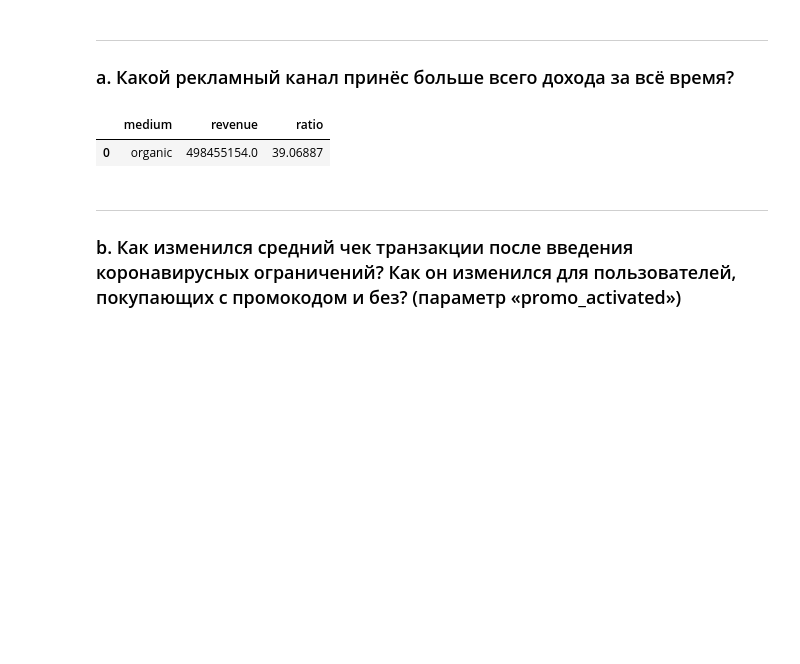
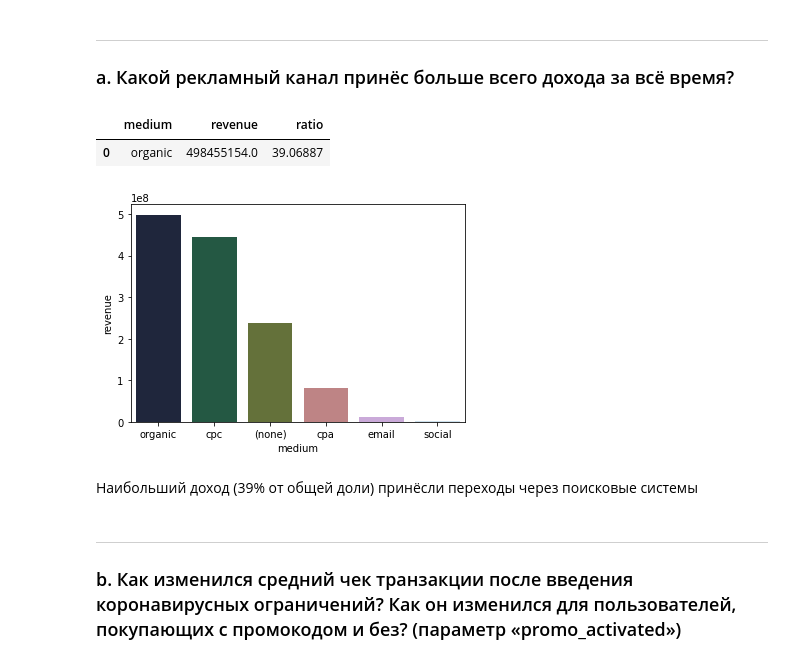
Before and after one commit to Lasiagrostis/per-aspera-ad-astra, a Jupyter notebook: Case_R.ipynb, the cells around one changed output. Drawn from its saved outputs; the diff is of its cells as text; code cells hidden in the pictures; blank space fills up the shorter version.

```diff
--- a/Case_R.ipynb
+++ b/Case_R.ipynb
@@ -22,11 +23,15 @@ df.head(5)
 # %%
 medium_revenue = df.groupby('medium', as_index=False).agg({'revenue':'sum'}).sort_values('revenue', ascending=False).reset_index(drop=True)
 #Для удобства укажем долю дохода от каждого канала в процентах (создадим переменную ratio)
 medium_revenue['ratio'] = (medium_revenue['revenue'] / medium_revenue['revenue'].sum() * 100).round(5)
+sns.barplot(data=medium_revenue, x='medium', y='revenue', palette="cubehelix")
 medium_revenue.head(1)
 # %% [output]
 |  | medium | revenue | ratio |
 | 0 | organic | 498455154.0 | 39.06887 |
+[figure, added]
+# %% [markdown]
+Наибольший доход (39% от общей доли) принёсли переходы через поисковые системы
 # %% [markdown]
 ---
 ### b.	Как изменился средний чек транзакции после введения коронавирусных ограничений? Как он изменился для пользователей, покупающих с промокодом и без? (параметр «promo_activated»)
```
Also changed, not shown: parts of 7 cells of this notebook.
